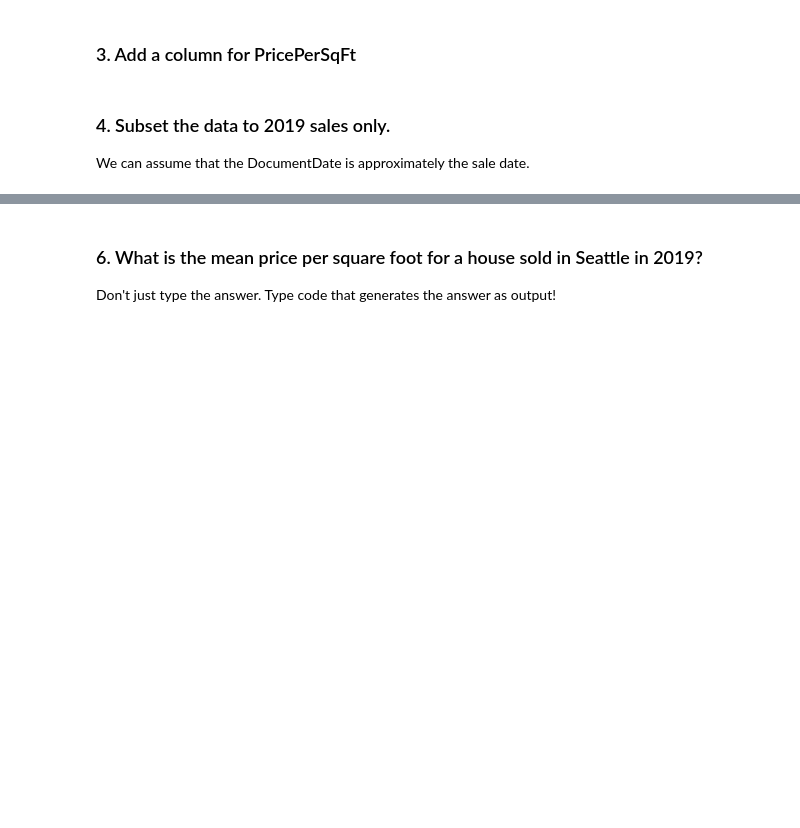
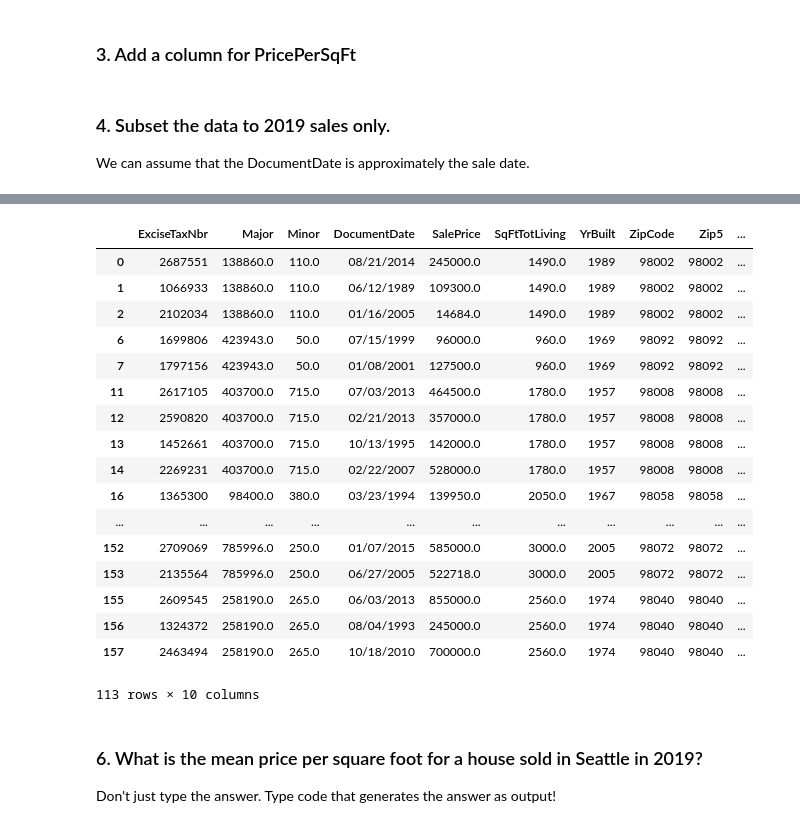
Before and after one commit to climatebrad/dc-ds-100719, a Jupyter notebook: module-1/week-2/day-7-cleaning_data_pandas/pandas-3-data-cleaning-brad.ipynb, the cells around one changed output, grey strips where cells are left out. Drawn from its saved outputs; the diff is of its cells as text; code cells hidden in the pictures; blank space fills up the shorter version.

```diff
--- a/module-1/week-2/day-7-cleaning_data_pandas/pandas-3-data-cleaning-brad.ipynb
+++ b/module-1/week-2/day-7-cleaning_data_pandas/pandas-3-data-cleaning-brad.ipynb
@@ -687,0 +764,3 @@ Name: ZipCode, Length: 880991, dtype: object
+# %%
+sales_data.Zip5 = sales_data.Zip5.apply(lambda x: int(x))
+sales_data.info()
@@ -696 +817,3 @@ We can assume that the DocumentDate is approximately the sale date.
+# %%
+seattle_df = pd.read_csv('https://opendata.arcgis.com/datasets/83fc2e72903343aabff6de8cb445b81c_2.csv?outSR=%7B%22latestWkid%22%3A2926%2C%22wkid%22%3A2926%7D')
 # %%
@@ -716,0 +833,2 @@ You'll need to find a list of Seattle zip codes!
+# %%
+seattle_df.set_index('ZIP')
@@ -716,0 +855,2 @@ You'll need to find a list of Seattle zip codes!
+# %%
+sales_data.set_index('Zip5')
@@ -717,3 +877,25 @@ You'll need to find a list of Seattle zip codes!
+# %%
+seattle_zips = seattle_df.index
+sales_data[sales_data.index.isin(seattle_zips)]
+# %% [output]
+|  | ExciseTaxNbr | Major | Minor | DocumentDate | SalePrice | SqFtTotLiving | YrBuilt | ZipCode | Zip5 | ... |
+| 0 | 2687551 | 138860.0 | 110.0 | 08/21/2014 | 245000.0 | 1490.0 | 1989 | 98002 | 98002 | ... |
+| 1 | 1066933 | 138860.0 | 110.0 | 06/12/1989 | 109300.0 | 1490.0 | 1989 | 98002 | 98002 | ... |
+| 2 | 2102034 | 138860.0 | 110.0 | 01/16/2005 | 14684.0 | 1490.0 | 1989 | 98002 | 98002 | ... |
+| 6 | 1699806 | 423943.0 | 50.0 | 07/15/1999 | 96000.0 | 960.0 | 1969 | 98092 | 98092 | ... |
+| 7 | 1797156 | 423943.0 | 50.0 | 01/08/2001 | 127500.0 | 960.0 | 1969 | 98092 | 98092 | ... |
+| 11 | 2617105 | 403700.0 | 715.0 | 07/03/2013 | 464500.0 | 1780.0 | 1957 | 98008 | 98008 | ... |
+| 12 | 2590820 | 403700.0 | 715.0 | 02/21/2013 | 357000.0 | 1780.0 | 1957 | 98008 | 98008 | ... |
+| 13 | 1452661 | 403700.0 | 715.0 | 10/13/1995 | 142000.0 | 1780.0 | 1957 | 98008 | 98008 | ... |
+| 14 | 2269231 | 403700.0 | 715.0 | 02/22/2007 | 528000.0 | 1780.0 | 1957 | 98008 | 98008 | ... |
+| 16 | 1365300 | 98400.0 | 380.0 | 03/23/1994 | 139950.0 | 2050.0 | 1967 | 98058 | 98058 | ... |
+| ... | ... | ... | ... | ... | ... | ... | ... | ... | ... | ... |
+| 152 | 2709069 | 785996.0 | 250.0 | 01/07/2015 | 585000.0 | 3000.0 | 2005 | 98072 | 98072 | ... |
+| 153 | 2135564 | 785996.0 | 250.0 | 06/27/2005 | 522718.0 | 3000.0 | 2005 | 98072 | 98072 | ... |
+| 155 | 2609545 | 258190.0 | 265.0 | 06/03/2013 | 855000.0 | 2560.0 | 1974 | 98040 | 98040 | ... |
+| 156 | 1324372 | 258190.0 | 265.0 | 08/04/1993 | 245000.0 | 2560.0 | 1974 | 98040 | 98040 | ... |
+| 157 | 2463494 | 258190.0 | 265.0 | 10/18/2010 | 700000.0 | 2560.0 | 1974 | 98040 | 98040 | ... |
+113 rows × 10 columns
 # %% [markdown]
 ### 6. What is the mean price per square foot for a house sold in Seattle in 2019?
 
```
Also changed, not shown: parts of 18 cells of this notebook.
